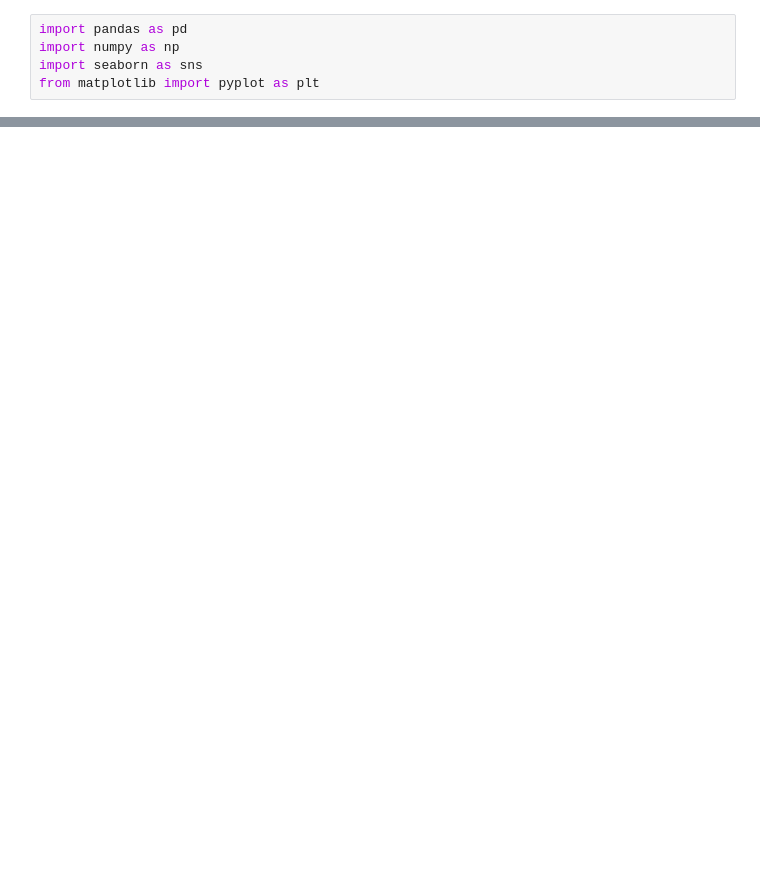
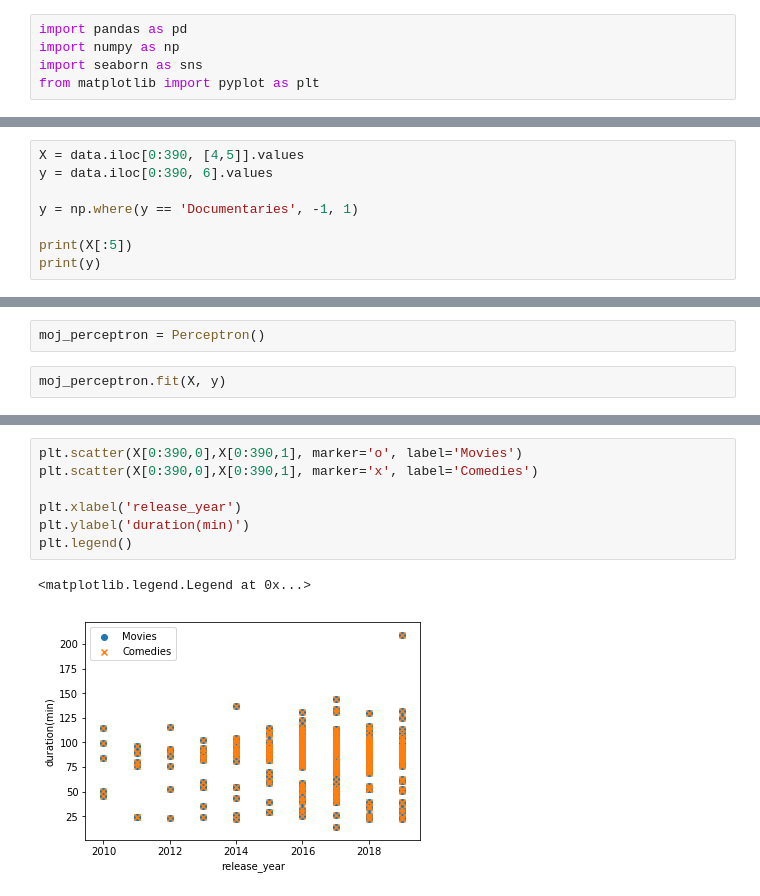
Before and after one commit to VLR19/Popovych_NS2019, a Jupyter notebook: Projekt_netflix_data.ipynb, the cells around one changed output, grey strips where cells are left out. Saved outputs shown, nothing was run; the diff lists cells and outputs as text; blank space fills up the shorter version.

```diff
--- a/Projekt_netflix_data.ipynb
+++ b/Projekt_netflix_data.ipynb
@@ -39,0 +152,8 @@ netfl_data.head()
+# %%
+X = data.iloc[0:390, [4,5]].values
+y = data.iloc[0:390, 6].values
+
+y = np.where(y == 'Documentaries', -1, 1)
+
+print(X[:5])
+print(y)
@@ -39,0 +178,4 @@ netfl_data.head()
+# %%
+moj_perceptron = Perceptron()
+# %%
+moj_perceptron.fit(X, y)
@@ -39,0 +201,10 @@ netfl_data.head()
+# %%
+plt.scatter(X[0:390,0],X[0:390,1], marker='o', label='Movies')
+plt.scatter(X[0:390,0],X[0:390,1], marker='x', label='Comedies')
+
+plt.xlabel('release_year')
+plt.ylabel('duration(min)')
+plt.legend()
+# %% [output]
+<matplotlib.legend.Legend at 0x...>
+[figure, added]
```
Also changed, not shown: parts of 14 cells of this notebook.
